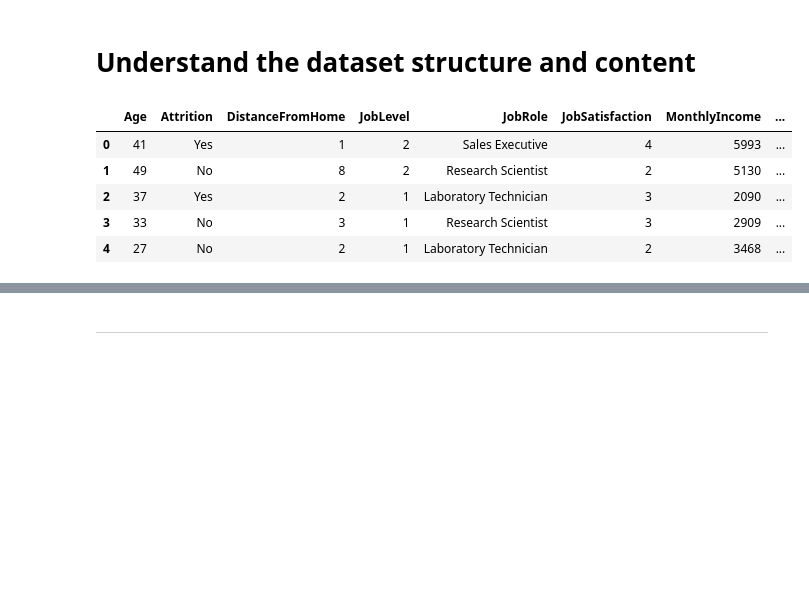
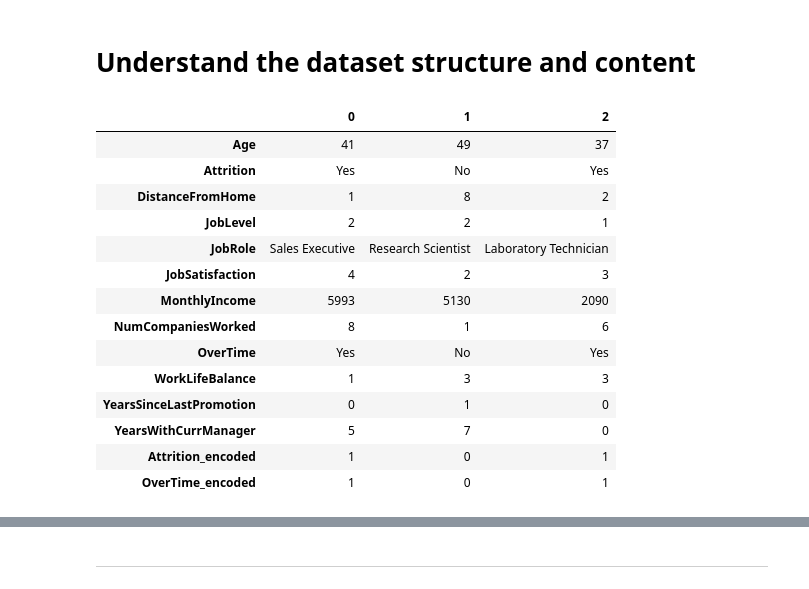
Before and after one commit to RanaAlaaTahon/employee-turnover-prediction, a Jupyter notebook: jupyter_notebooks/Modelling.ipynb, the cells around one changed output, grey strips where cells are left out. Saved outputs shown, nothing was run; the diff lists cells and outputs as text; code cells hidden in the pictures; blank space fills up the shorter version.

```diff
--- a/jupyter_notebooks/Modelling.ipynb
+++ b/jupyter_notebooks/Modelling.ipynb
@@ -96,14 +96,23 @@ The raw dataset is loaded using Pandas for ETL process
 # Understand the dataset structure and content
 # %%
 #display the first 5 rows of the dataset
-df.head(5)
+df.head(3).T
 # %% [output]
-|  | Age | Attrition | DistanceFromHome | JobLevel | JobRole | JobSatisfaction | MonthlyIncome | ... |
-| 0 | 41 | Yes | 1 | 2 | Sales Executive | 4 | 5993 | ... |
-| 1 | 49 | No | 8 | 2 | Research Scientist | 2 | 5130 | ... |
-| 2 | 37 | Yes | 2 | 1 | Laboratory Technician | 3 | 2090 | ... |
-| 3 | 33 | No | 3 | 1 | Research Scientist | 3 | 2909 | ... |
-| 4 | 27 | No | 2 | 1 | Laboratory Technician | 2 | 3468 | ... |
+|  | 0 | 1 | 2 |
+| Age | 41 | 49 | 37 |
+| Attrition | Yes | No | Yes |
+| DistanceFromHome | 1 | 8 | 2 |
+| JobLevel | 2 | 2 | 1 |
+| JobRole | Sales Executive | Research Scientist | Laboratory Technician |
+| JobSatisfaction | 4 | 2 | 3 |
+| MonthlyIncome | 5993 | 5130 | 2090 |
+| NumCompaniesWorked | 8 | 1 | 6 |
+| OverTime | Yes | No | Yes |
+| WorkLifeBalance | 1 | 3 | 3 |
+| YearsSinceLastPromotion | 0 | 1 | 0 |
+| YearsWithCurrManager | 5 | 7 | 0 |
+| Attrition_encoded | 1 | 0 | 1 |
+| OverTime_encoded | 1 | 0 | 1 |
 # %%
 #dataset information
 df.info()
```
Also changed, not shown: parts of 24 cells of this notebook.
